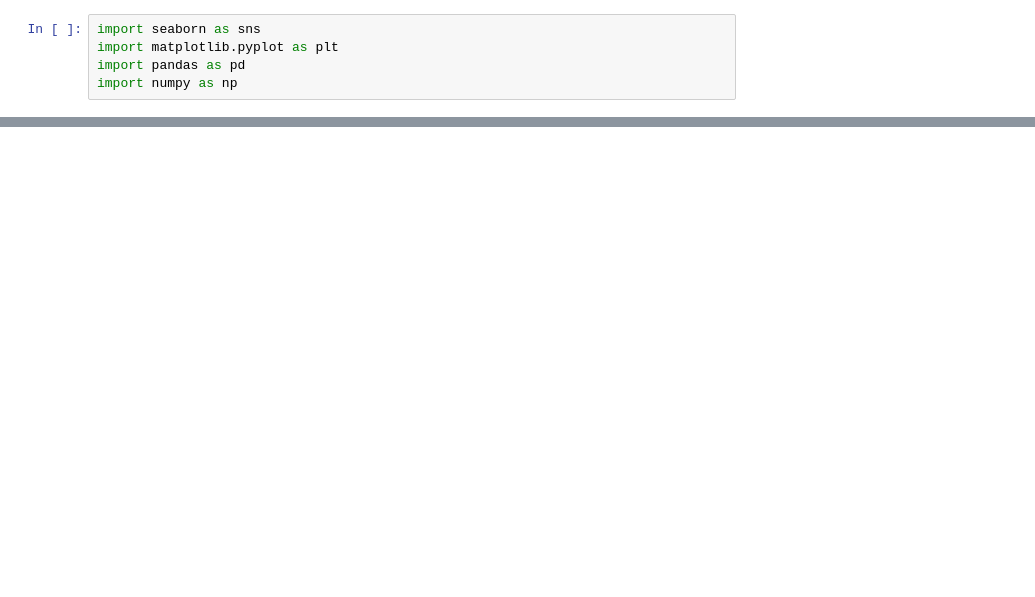
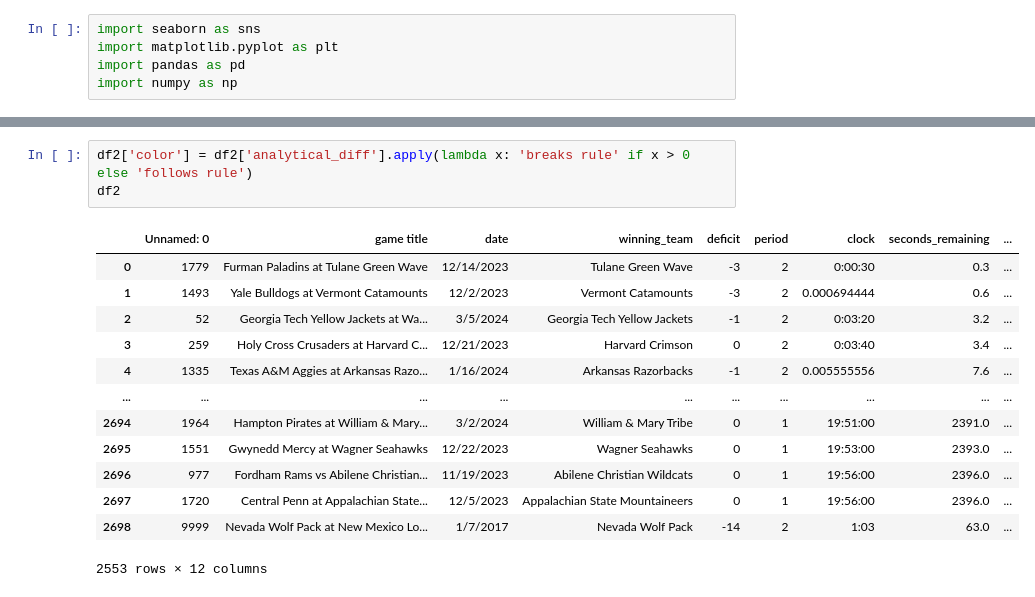
Before and after one commit to cwpace97/sports_analysis, a Jupyter notebook: ncaab_viz.ipynb, the cells around one changed output, grey strips where cells are left out. Drawn from its saved outputs; the diff is of its cells as text; blank space fills up the shorter version.

```diff
--- a/ncaab_viz.ipynb
+++ b/ncaab_viz.ipynb
@@ -8,3 +84,20 @@ df = pd.read_csv('outputs/ncaab_comebacks_v1.csv')
+# %%
+df2['color'] = df2['analytical_diff'].apply(lambda x: 'breaks rule' if x > 0 else 'follows rule')
+df2
+# %% [output]
+|  | Unnamed: 0 | game title | date | winning_team | deficit | period | clock | seconds_remaining | ... |
+| 0 | 1779 | Furman Paladins at Tulane Green Wave | 12/14/2023 | Tulane Green Wave | -3 | 2 | 0:00:30 | 0.3 | ... |
+| 1 | 1493 | Yale Bulldogs at Vermont Catamounts | 12/2/2023 | Vermont Catamounts | -3 | 2 | 0.000694444 | 0.6 | ... |
+| 2 | 52 | Georgia Tech Yellow Jackets at Wa... | 3/5/2024 | Georgia Tech Yellow Jackets | -1 | 2 | 0:03:20 | 3.2 | ... |
+| 3 | 259 | Holy Cross Crusaders at Harvard C... | 12/21/2023 | Harvard Crimson | 0 | 2 | 0:03:40 | 3.4 | ... |
+| 4 | 1335 | Texas A&M Aggies at Arkansas Razo... | 1/16/2024 | Arkansas Razorbacks | -1 | 2 | 0.005555556 | 7.6 | ... |
+| ... | ... | ... | ... | ... | ... | ... | ... | ... | ... |
+| 2694 | 1964 | Hampton Pirates at William & Mary... | 3/2/2024 | William & Mary Tribe | 0 | 1 | 19:51:00 | 2391.0 | ... |
+| 2695 | 1551 | Gwynedd Mercy at Wagner Seahawks | 12/22/2023 | Wagner Seahawks | 0 | 1 | 19:53:00 | 2393.0 | ... |
+| 2696 | 977 | Fordham Rams vs Abilene Christian... | 11/19/2023 | Abilene Christian Wildcats | 0 | 1 | 19:56:00 | 2396.0 | ... |
+| 2697 | 1720 | Central Penn at Appalachian State... | 12/5/2023 | Appalachian State Mountaineers | 0 | 1 | 19:56:00 | 2396.0 | ... |
+| 2698 | 9999 | Nevada Wolf Pack at New Mexico Lo... | 1/7/2017 | Nevada Wolf Pack | -14 | 2 | 1:03 | 63.0 | ... |
+2553 rows × 12 columns
 # %%
 # Create a scatter plot using Seaborn
 plt.figure(figsize=(12, 6))
```
Also changed, not shown: parts of 5 cells of this notebook, 9 other files.
